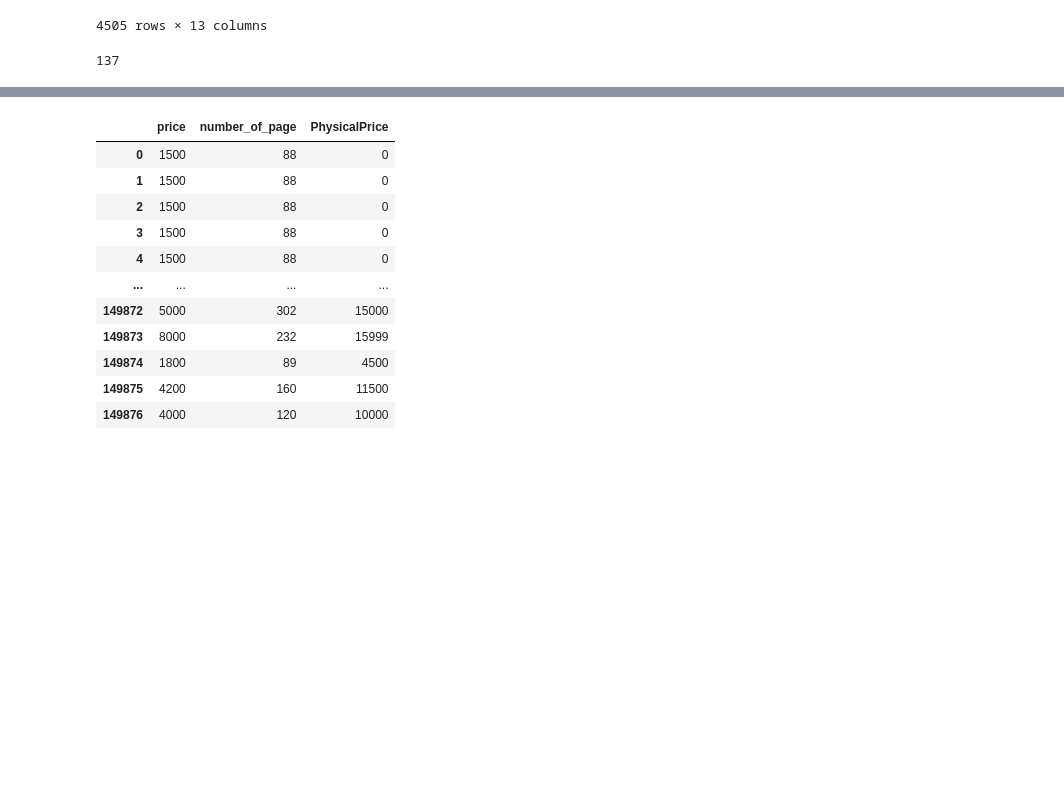
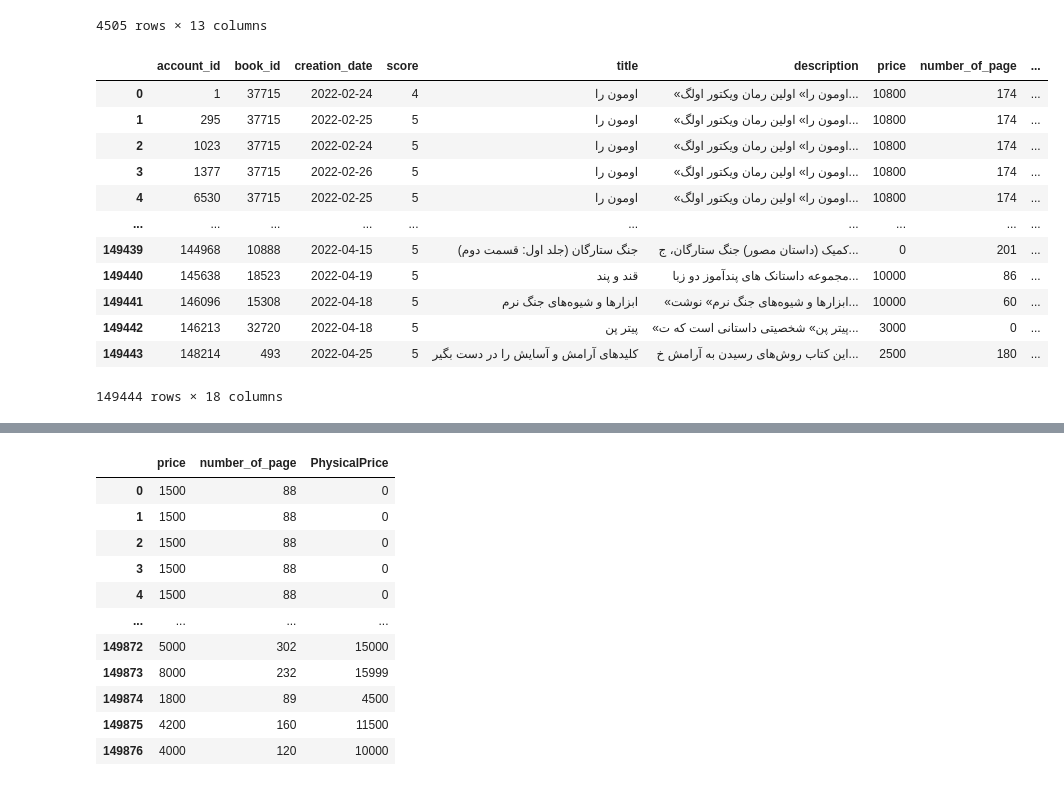
Before and after one commit to abolfazlyarian/task1, a Jupyter notebook: test.ipynb, the cells around one changed output, grey strips where cells are left out. Saved outputs shown, nothing was run; the diff lists cells and outputs as text; code cells hidden in the pictures; blank space fills up the shorter version.

```diff
--- a/test.ipynb
+++ b/test.ipynb
@@ -124,7 +118,22 @@ book_df
 | 15695 | 45424 | یادداشت‌های امیراسدالله علم؛ دفتر... | کتاب هفت جلدی «یادداشت‌های امیر ا... | 40000 | 1078 | 315000 | 1394/10/13 | 3.714286 | ... |
 | 15707 | 45480 | فرمول برنامه‌ریزی؛ راهنمایی برای ... | «فرمول برنامه‌ریزی؛ راهنمایی برای... | 9000 | 138 | 27000 | 1397/10/08 | 4.413793 | ... |
 4505 rows × 13 columns
-# %%
-len(book_df['categories'].unique())
-# %% [output]
-137
+# %%
+merge_df = action_df.merge(book_df, on='book_id', how='inner')
+# %%
+merge_df['rating_count'] = merge_df.groupby('account_id')['book_id'].transform('count')
+merge_df
+# %% [output]
+|  | account_id | book_id | creation_date | score | title | description | price | number_of_page | ... |
+| 0 | 1 | 37715 | 2022-02-24 | 4 | اومون را | «اومون را» اولین رمان ویکتور اولگ... | 10800 | 174 | ... |
+| 1 | 295 | 37715 | 2022-02-25 | 5 | اومون را | «اومون را» اولین رمان ویکتور اولگ... | 10800 | 174 | ... |
+| 2 | 1023 | 37715 | 2022-02-24 | 5 | اومون را | «اومون را» اولین رمان ویکتور اولگ... | 10800 | 174 | ... |
+| 3 | 1377 | 37715 | 2022-02-26 | 5 | اومون را | «اومون را» اولین رمان ویکتور اولگ... | 10800 | 174 | ... |
+| 4 | 6530 | 37715 | 2022-02-25 | 5 | اومون را | «اومون را» اولین رمان ویکتور اولگ... | 10800 | 174 | ... |
+| ... | ... | ... | ... | ... | ... | ... | ... | ... | ... |
+| 149439 | 144968 | 10888 | 2022-04-15 | 5 | جنگ ستارگان (جلد اول: قسمت دوم) | کمیک (داستان مصور) جنگ ستارگان، ج... | 0 | 201 | ... |
+| 149440 | 145638 | 18523 | 2022-04-19 | 5 | قند و پند | مجموعه داستانک های پندآموز دو زبا... | 10000 | 86 | ... |
+| 149441 | 146096 | 15308 | 2022-04-18 | 5 | ابزارها و شیوه‌های جنگ نرم | «ابزارها و شیوه‌های جنگ نرم» نوشت... | 10000 | 60 | ... |
+| 149442 | 146213 | 32720 | 2022-04-18 | 5 | پیتر پن | «پیتر پن» شخصیتی داستانی است که ت... | 3000 | 0 | ... |
+| 149443 | 148214 | 493 | 2022-04-25 | 5 | کلیدهای آرامش و آسایش را در دست بگیر | این کتاب روش‌های رسیدن به آرامش خ... | 2500 | 180 | ... |
+149444 rows × 18 columns
```
Also changed, not shown: parts of 19 cells of this notebook.
